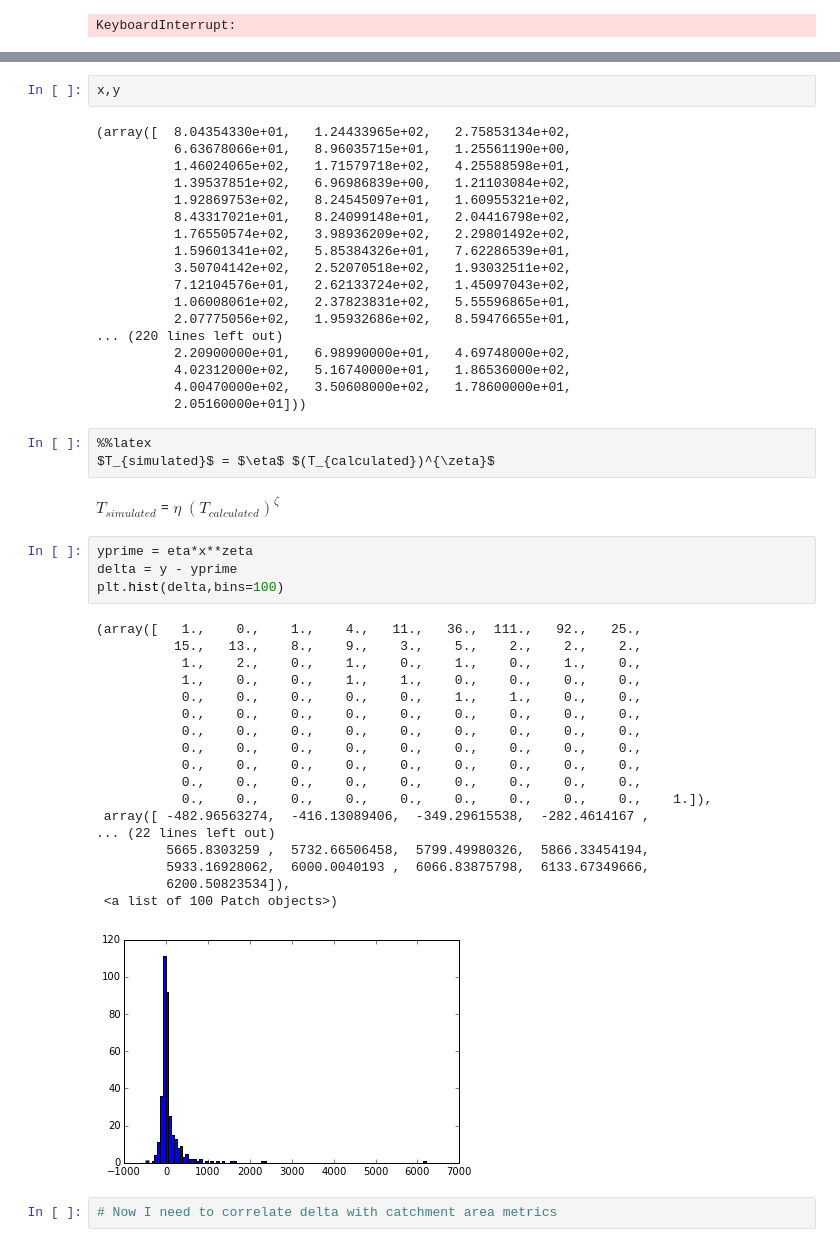
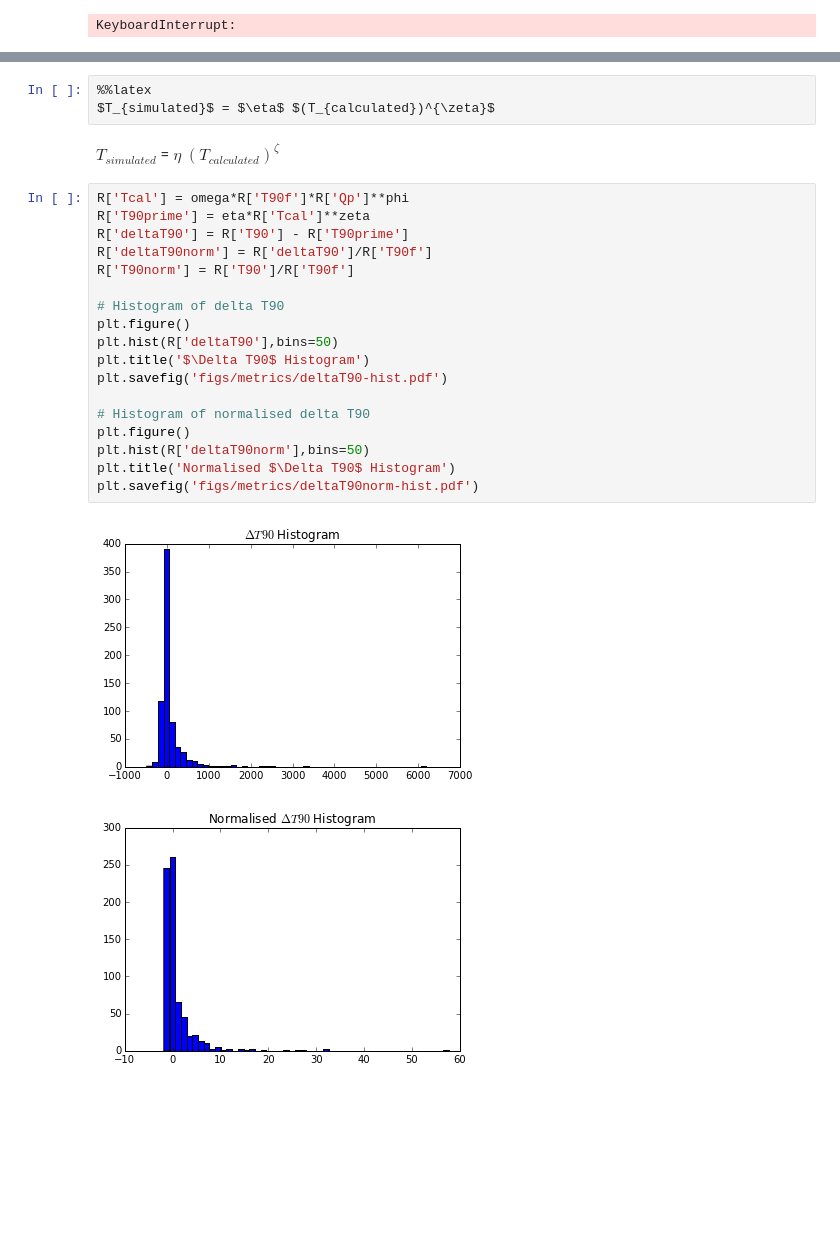
Before and after one commit to MassEvac/MassEvac, a Jupyter notebook: v3/all_corr_revision.ipynb, the cells around one changed output, grey strips where cells are left out. Saved outputs shown, nothing was run; the diff lists cells and outputs as text; blank space fills up the shorter version.

```diff
--- a/v3/all_corr_revision.ipynb
+++ b/v3/all_corr_revision.ipynb
@@ -608,51 +497,27 @@ zeta =  1.0836218506 eta= 0.715202207145
 [figure]
-# %%
-x,y
-# %% [output]
-(array([  8.04354330e+01,   1.24433965e+02,   2.75853134e+02,
-          6.63678066e+01,   8.96035715e+01,   1.25561190e+00,
-          1.46024065e+02,   1.71579718e+02,   4.25588598e+01,
-          1.39537851e+02,   6.96986839e+00,   1.21103084e+02,
-          1.92869753e+02,   8.24545097e+01,   1.60955321e+02,
-          8.43317021e+01,   8.24099148e+01,   2.04416798e+02,
-          1.76550574e+02,   3.98936209e+02,   2.29801492e+02,
-          1.59601341e+02,   5.85384326e+01,   7.62286539e+01,
-          3.50704142e+02,   2.52070518e+02,   1.93032511e+02,
-          7.12104576e+01,   2.62133724e+02,   1.45097043e+02,
-          1.06008061e+02,   2.37823831e+02,   5.55596865e+01,
-          2.07775056e+02,   1.95932686e+02,   8.59476655e+01,
-... (220 lines left out)
-          2.20900000e+01,   6.98990000e+01,   4.69748000e+02,
-          4.02312000e+02,   5.16740000e+01,   1.86536000e+02,
-          4.00470000e+02,   3.50608000e+02,   1.78600000e+01,
-          2.05160000e+01]))
 # %%
 %%latex
 $T_{simulated}$ = $\eta$ $(T_{calculated})^{\zeta}$
 # %% [output]
 $T_{simulated}$ = $\eta$ $(T_{calculated})^{\zeta}$
-# %%
-yprime = eta*x**zeta
-delta = y - yprime
-plt.hist(delta,bins=100)
-# %% [output]
-(array([   1.,    0.,    1.,    4.,   11.,   36.,  111.,   92.,   25.,
-          15.,   13.,    8.,    9.,    3.,    5.,    2.,    2.,    2.,
-           1.,    2.,    0.,    1.,    0.,    1.,    0.,    1.,    0.,
-           1.,    0.,    0.,    1.,    1.,    0.,    0.,    0.,    0.,
-           0.,    0.,    0.,    0.,    0.,    1.,    1.,    0.,    0.,
-           0.,    0.,    0.,    0.,    0.,    0.,    0.,    0.,    0.,
-           0.,    0.,    0.,    0.,    0.,    0.,    0.,    0.,    0.,
-           0.,    0.,    0.,    0.,    0.,    0.,    0.,    0.,    0.,
-           0.,    0.,    0.,    0.,    0.,    0.,    0.,    0.,    0.,
-           0.,    0.,    0.,    0.,    0.,    0.,    0.,    0.,    0.,
-           0.,    0.,    0.,    0.,    0.,    0.,    0.,    0.,    0.,    1.]),
- array([ -482.96563274,  -416.13089406,  -349.29615538,  -282.4614167 ,
-... (22 lines left out)
-         5665.8303259 ,  5732.66506458,  5799.49980326,  5866.33454194,
-         5933.16928062,  6000.0040193 ,  6066.83875798,  6133.67349666,
-         6200.50823534]),
- <a list of 100 Patch objects>)
-[figure, removed]
-# %%
-# Now I need to correlate delta with catchment area metrics
+# %%
+R['Tcal'] = omega*R['T90f']*R['Qp']**phi
+R['T90prime'] = eta*R['Tcal']**zeta
+R['deltaT90'] = R['T90'] - R['T90prime']
+R['deltaT90norm'] = R['deltaT90']/R['T90f']
+R['T90norm'] = R['T90']/R['T90f']
+
+# Histogram of delta T90
+plt.figure()
+plt.hist(R['deltaT90'],bins=50)
+plt.title('$\Delta T90$ Histogram')
+plt.savefig('figs/metrics/deltaT90-hist.pdf')
+
+# Histogram of normalised delta T90
+plt.figure()
+plt.hist(R['deltaT90norm'],bins=50)
+plt.title('Normalised $\Delta T90$ Histogram')
+plt.savefig('figs/metrics/deltaT90norm-hist.pdf')
+# %% [output]
+[figure, added]
+[figure, added]
```
Also changed, not shown: parts of 34 cells of this notebook, 14 other files.
